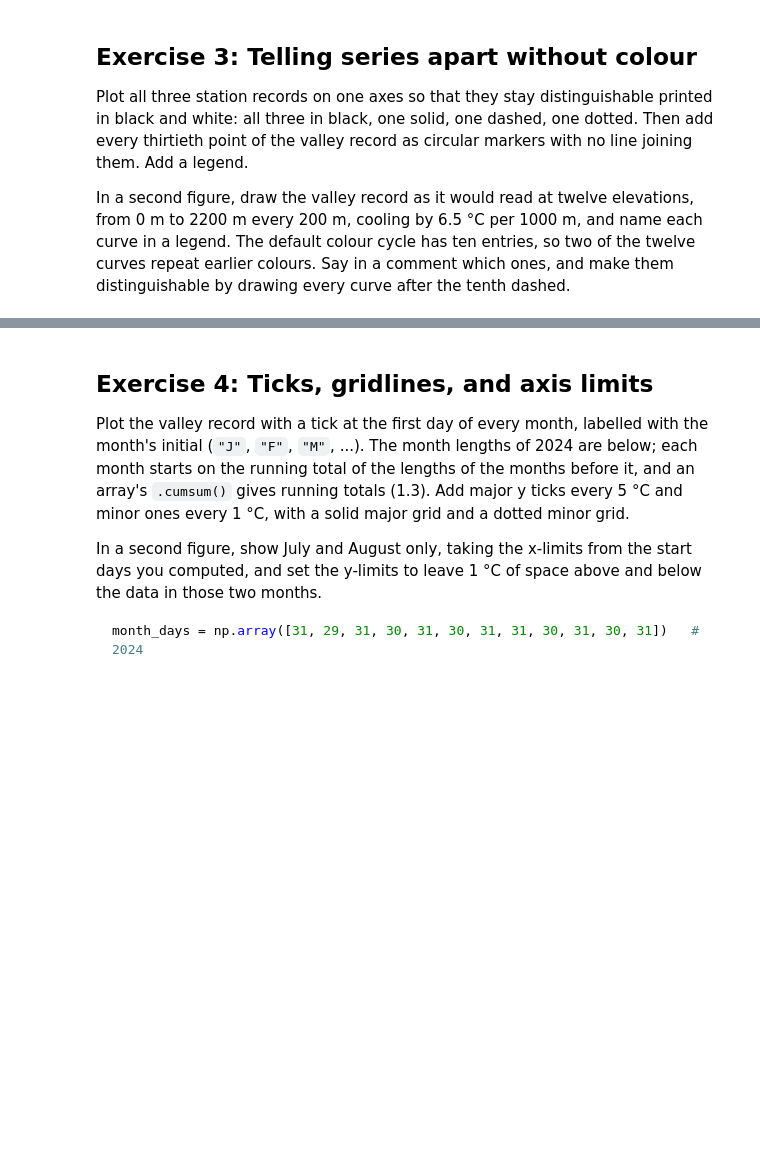
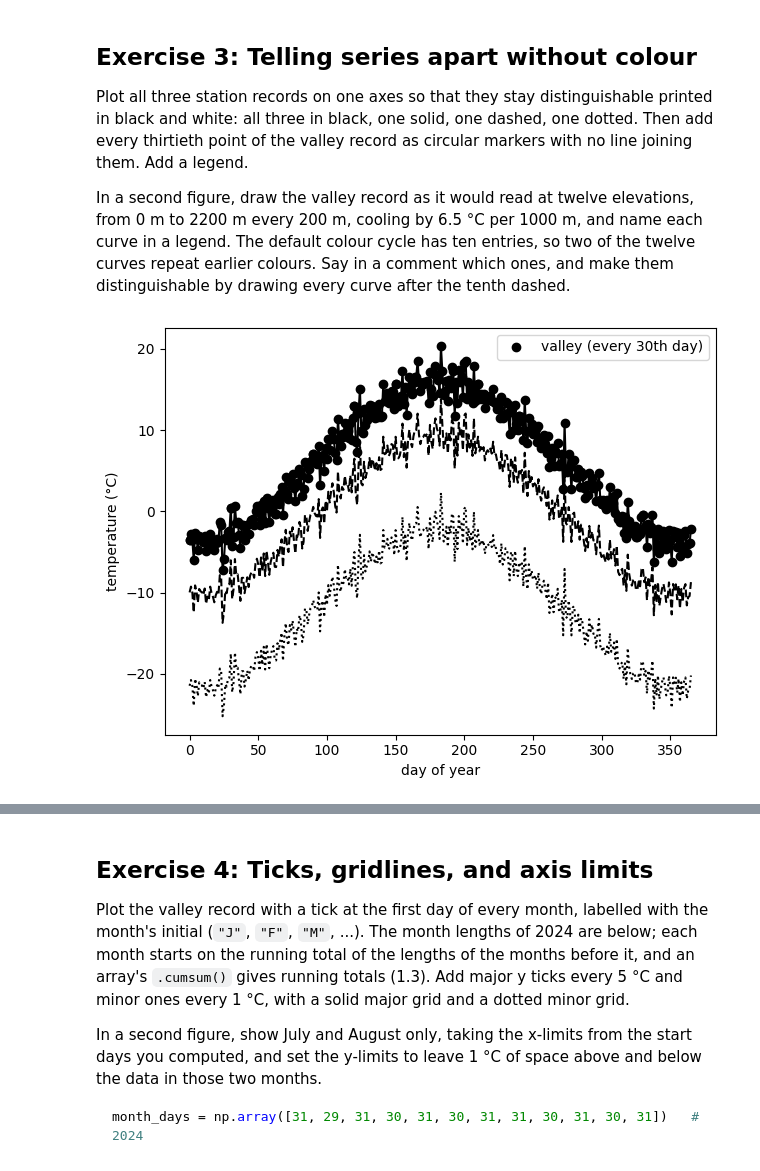
Before and after one commit to kara04y/2026_Intro_Python, a Jupyter notebook: live/part-I/1.4-matplotlib-and-xarray-exercises.ipynb, the cells around one changed output, grey strips where cells are left out. Cells and saved outputs as stored; diff of their text form; code cells hidden in the pictures; blank space fills up the shorter version.

```diff
--- a/live/part-I/1.4-matplotlib-and-xarray-exercises.ipynb
+++ b/live/part-I/1.4-matplotlib-and-xarray-exercises.ipynb
@@ -85,0 +93,18 @@ which ones, and make them distinguishable by drawing every curve after the tenth
+# %%
+fig, axes = plt.subplots()
+axes.plot(days, valley_celsius, color ='k', marker="o")
+axes.plot(days, ridge_celsius, color ='k', linestyle = '--')
+axes.plot(days, mountain_celsius,color ='k', linestyle = ':')
+
+axes.plot(days[::30], valley_celsius[::30], color="black",
+        linestyle="none", marker="o", label="valley (every 30th day)")
+
+axes.set_xlabel("day of year")
+axes.set_ylabel("temperature (°C)")
+axes.legend()
+fig.tight_layout()
+plt.show()
+
+plt.show()
+# %% [output]
+[figure, added]
```
Also changed, not shown: parts of 14 cells of this notebook.
